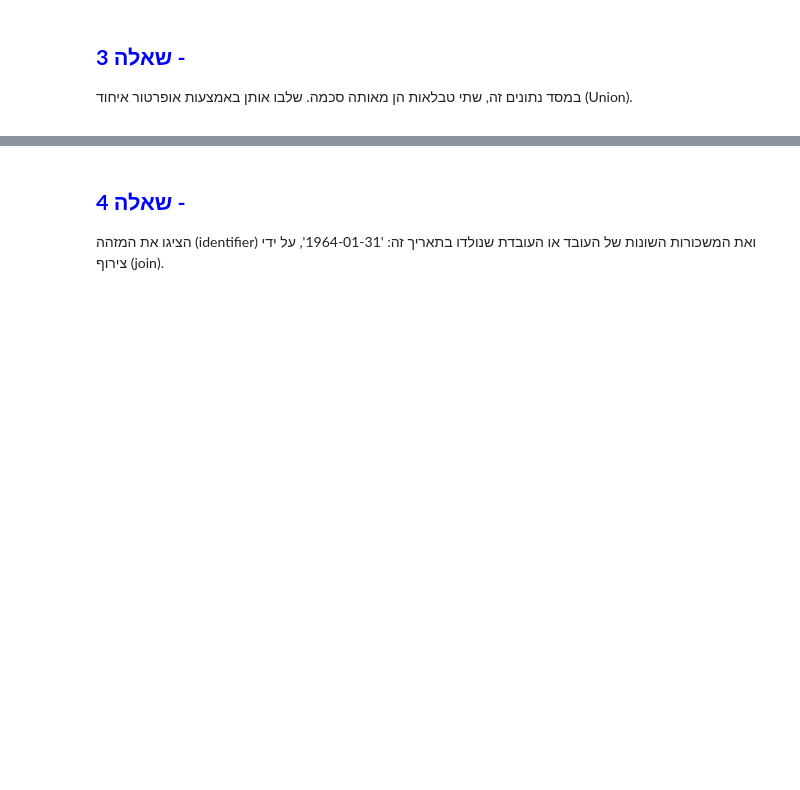
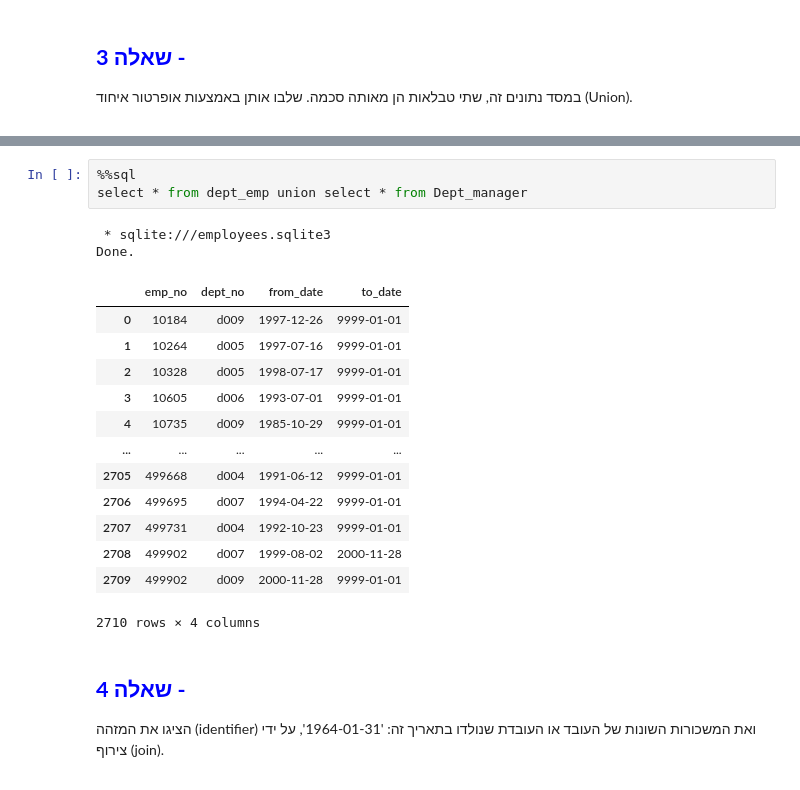
Before and after one commit to amit-eyal/campus_il_sql_course, a Jupyter notebook: SqlExercise4.ipynb, the cells around one changed output, grey strips where cells are left out. Saved outputs shown, nothing was run; the diff lists cells and outputs as text; blank space fills up the shorter version.

```diff
--- a/SqlExercise4.ipynb
+++ b/SqlExercise4.ipynb
@@ -202,3 +230,22 @@ Done.
+# %%
+%%sql
+select * from dept_emp union select * from Dept_manager
+# %% [output]
+ * sqlite:///employees.sqlite3
+Done.
+|  | emp_no | dept_no | from_date | to_date |
+| 0 | 10184 | d009 | 1997-12-26 | 9999-01-01 |
+| 1 | 10264 | d005 | 1997-07-16 | 9999-01-01 |
+| 2 | 10328 | d005 | 1998-07-17 | 9999-01-01 |
+| 3 | 10605 | d006 | 1993-07-01 | 9999-01-01 |
+| 4 | 10735 | d009 | 1985-10-29 | 9999-01-01 |
+| ... | ... | ... | ... | ... |
+| 2705 | 499668 | d004 | 1991-06-12 | 9999-01-01 |
+| 2706 | 499695 | d007 | 1994-04-22 | 9999-01-01 |
+| 2707 | 499731 | d004 | 1992-10-23 | 9999-01-01 |
+| 2708 | 499902 | d007 | 1999-08-02 | 2000-11-28 |
+| 2709 | 499902 | d009 | 2000-11-28 | 9999-01-01 |
+2710 rows × 4 columns
 # %% [markdown]
 <div dir="rtl">
 
```
Also changed, not shown: parts of 13 cells of this notebook.
